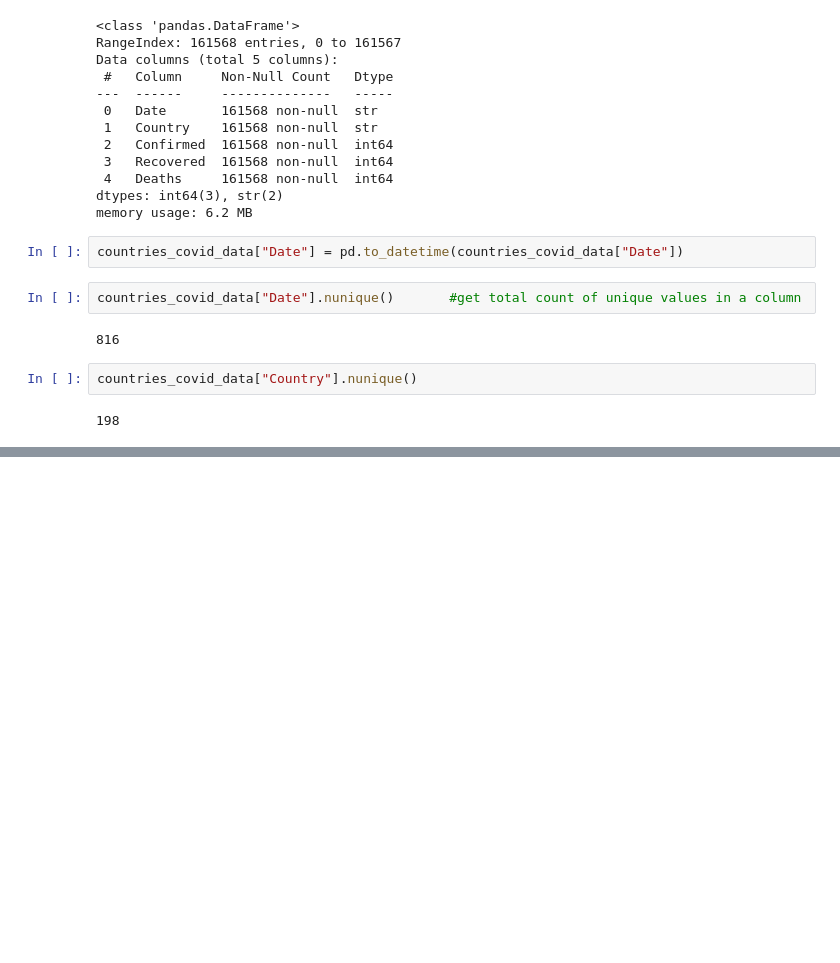
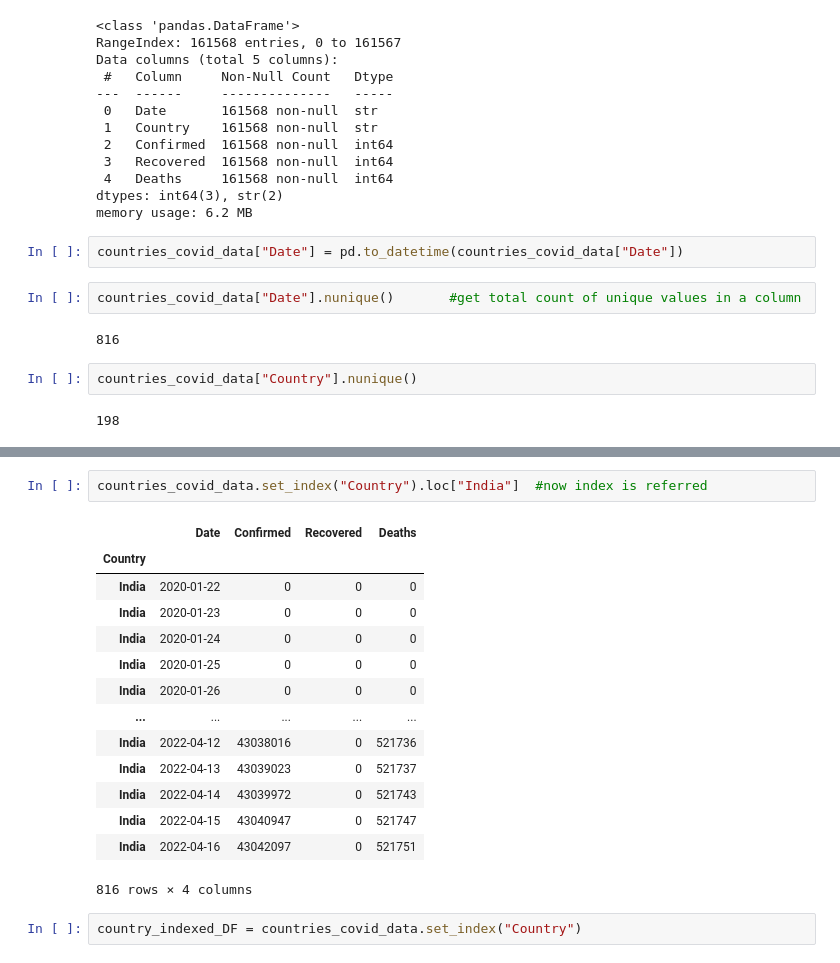
Before and after one commit to Manan-hhm/dataAdventure, a Jupyter notebook: Concept Notes/Pandas/RdDatasets.ipynb, the cells around one changed output, grey strips where cells are left out. Drawn from its saved outputs; the diff is of its cells as text; blank space fills up the shorter version.

```diff
--- a/Concept Notes/Pandas/RdDatasets.ipynb
+++ b/Concept Notes/Pandas/RdDatasets.ipynb
@@ -47,0 +82,19 @@ countries_covid_data["Country"].nunique()
+# %%
+countries_covid_data.set_index("Country").loc["India"]  #now index is referred
+# %% [output]
+|  | Date | Confirmed | Recovered | Deaths |
+| Country |  |  |  |  |
+| India | 2020-01-22 | 0 | 0 | 0 |
+| India | 2020-01-23 | 0 | 0 | 0 |
+| India | 2020-01-24 | 0 | 0 | 0 |
+| India | 2020-01-25 | 0 | 0 | 0 |
+| India | 2020-01-26 | 0 | 0 | 0 |
+| ... | ... | ... | ... | ... |
+| India | 2022-04-12 | 43038016 | 0 | 521736 |
+| India | 2022-04-13 | 43039023 | 0 | 521737 |
+| India | 2022-04-14 | 43039972 | 0 | 521743 |
+| India | 2022-04-15 | 43040947 | 0 | 521747 |
+| India | 2022-04-16 | 43042097 | 0 | 521751 |
+816 rows × 4 columns
+# %%
+country_indexed_DF = countries_covid_data.set_index("Country")
```
Also changed, not shown: parts of 21 cells of this notebook.
